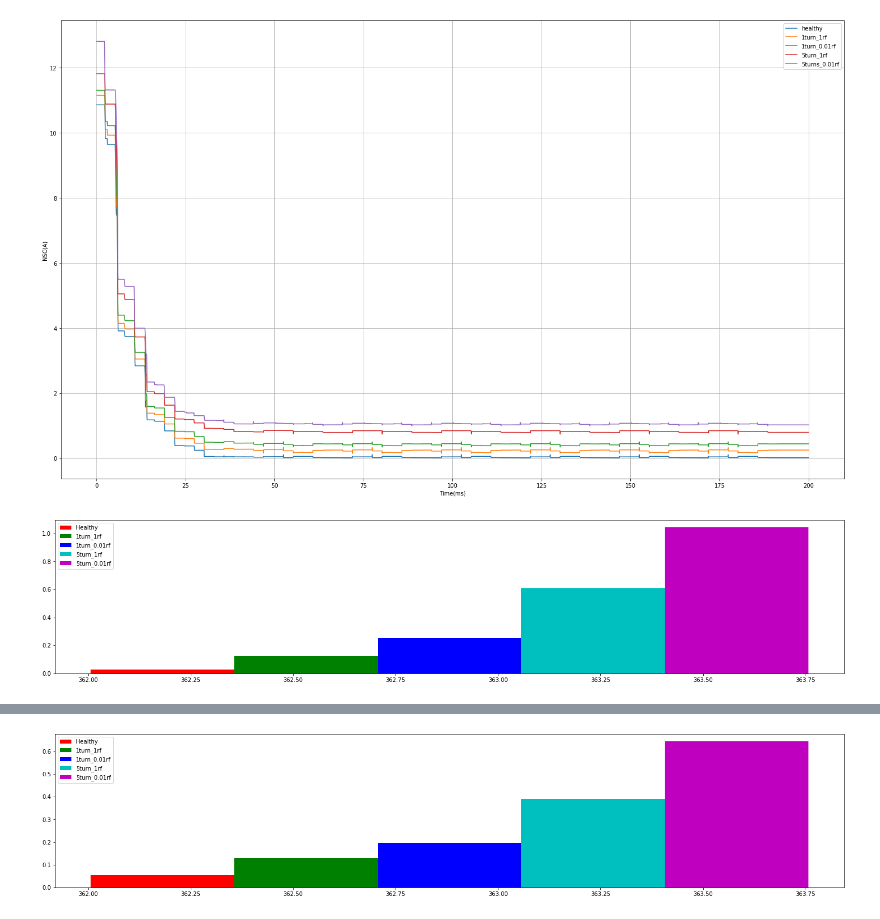
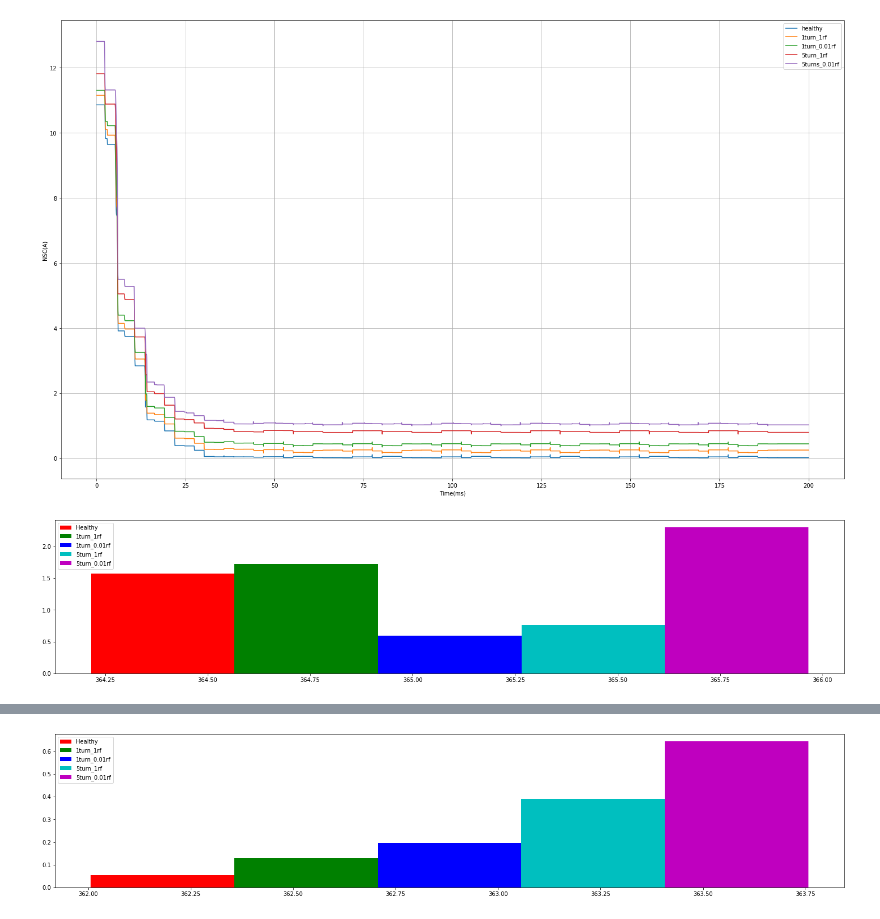
Before and after one commit to sojukang/Detection-of-inter-turn-short-circuit-fault-in-PMSM-using-SVM-and-negative-sequence-current, a Jupyter notebook: preprocessing/test_3600rpm.ipynb, the cells around one changed output, grey strips where cells are left out. Drawn from its saved outputs; the diff is of its cells as text; code cells hidden in the pictures.

```diff
--- a/preprocessing/test_3600rpm.ipynb
+++ b/preprocessing/test_3600rpm.ipynb
@@ -75,23 +75,29 @@ plt.grid(True)
 # %% [output]
 [figure]
 # %%
-x_f, y_f = preprocessed_healthy.dft('Current(PhaseA) [A]')
-x_f2, y_f2 = preprocessed_1turn_1rf.dft('Current(PhaseA) [A]')
-x_f3, y_f3 = preprocessed_1turn.dft('Current(PhaseA) [A]')
-x_f4, y_f4 = preprocessed_5turns_1rf.dft('Current(PhaseA) [A]')
-x_f5, y_f5 = preprocessed_5turns.dft('Current(PhaseA) [A]')
+data1 = preprocessed_healthy.truncate_to_Ns_fundamental(2000, 2166)
+data2 = preprocessed_1turn_1rf.truncate_to_Ns_fundamental(2000, 2166)
+data3 = preprocessed_1turn.truncate_to_Ns_fundamental(2000, 2166)
+data4 = preprocessed_5turns_1rf.truncate_to_Ns_fundamental(2000, 2166)
+data5 = preprocessed_5turns.truncate_to_Ns_fundamental(2000, 2166)
+
+x_f, y_f = preprocessed_healthy.dft('Current(PhaseA) [A]', data1)
+x_f2, y_f2 = preprocessed_1turn_1rf.dft('Current(PhaseA) [A]',data2)
+x_f3, y_f3 = preprocessed_1turn.dft('Current(PhaseA) [A]', data3)
+x_f4, y_f4 = preprocessed_5turns_1rf.dft('Current(PhaseA) [A]', data4)
+x_f5, y_f5 = preprocessed_5turns.dft('Current(PhaseA) [A]', data5)
 
 bar_width = 0.35
 plt.figure(figsize=(25, 5))
 plt.bar(x_f[3], y_f[3], bar_width, color='r', label='Healthy')
 plt.bar(x_f2[3] + bar_width, y_f2[3], bar_width, color='g', label='1turn_1rf')
 plt.bar(x_f3[3] + 2*bar_width, y_f3[3], bar_width, color='b', label='1turn_0.01rf')
 plt.bar(x_f4[3] + 3*bar_width, y_f4[3], bar_width, color='c', label='5turn_1rf')
 plt.bar(x_f5[3] + 4*bar_width, y_f5[3], bar_width, color='m', label='5turn_0.01rf')
 plt.legend()
 plt.show()
 # %% [output]
-[figure, old version]
+[figure, new version]
 # %%
 x_f, y_f = preprocessed_healthy.dft('Current(PhaseB) [A]')
 x_f2, y_f2 = preprocessed_1turn_1rf.dft('Current(PhaseB) [A]')
```
Also changed, not shown: parts of 5 cells of this notebook, 2 other files.
